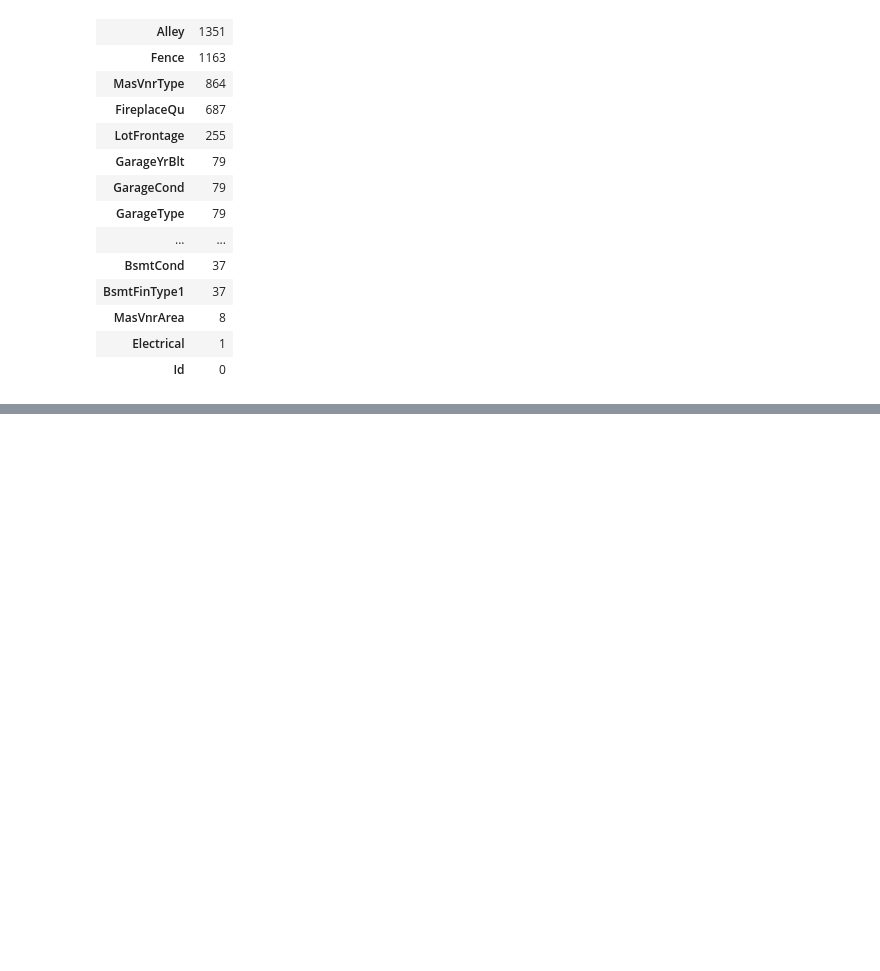
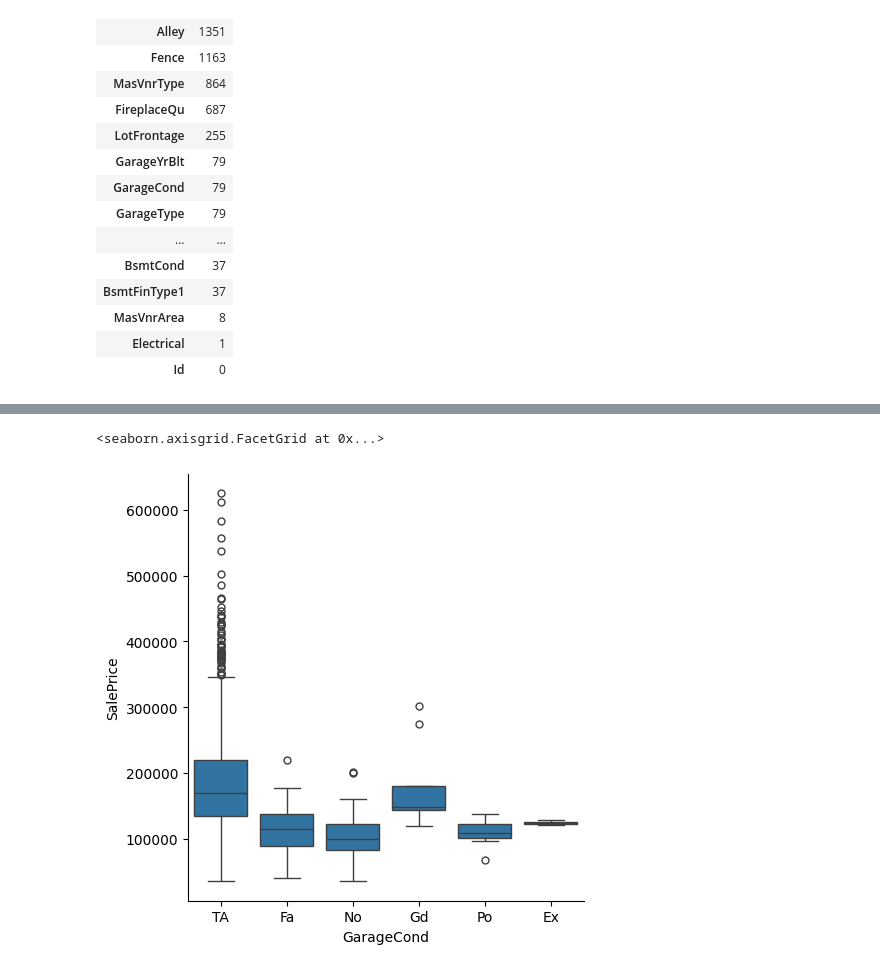
Before and after one commit to LorenzoMinon/ml_workspace, a Jupyter notebook: Projects/House_Prices-Advanced_Regression_Techniques/Housing.ipynb, the cells around one changed output, grey strips where cells are left out. Saved outputs shown, nothing was run; the diff lists cells and outputs as text; code cells hidden in the pictures; blank space fills up the shorter version.

```diff
--- a/Projects/House_Prices-Advanced_Regression_Techniques/Housing.ipynb
+++ b/Projects/House_Prices-Advanced_Regression_Techniques/Housing.ipynb
@@ -160,0 +231,3 @@ pd.DataFrame(train_df.isnull().sum().sort_values(ascending=False)).head(20)
+# %%
+train_df.replace('No', 0, inplace=True)
+test_df.replace('No', 0, inplace=True)
@@ -160,0 +238,3 @@ pd.DataFrame(train_df.isnull().sum().sort_values(ascending=False)).head(20)
+# %%
+train_df['FireplaceQu'].fillna('No',inplace=True)
+test_df['FireplaceQu'].fillna('No',inplace=True)
@@ -160,0 +254,3 @@ pd.DataFrame(train_df.isnull().sum().sort_values(ascending=False)).head(20)
+# %%
+train_df['LotFrontage'].fillna(0, inplace=True)
+test_df['LotFrontage'].fillna(0, inplace=True)
@@ -160,0 +279,3 @@ pd.DataFrame(train_df.isnull().sum().sort_values(ascending=False)).head(20)
+# %%
+train_df['GarageCond'].fillna('No',inplace=True)
+test_df['GarageCond'].fillna('No',inplace=True)
@@ -160,0 +295,5 @@ pd.DataFrame(train_df.isnull().sum().sort_values(ascending=False)).head(20)
+# %%
+sns.catplot(data=train_df, x='GarageCond', y= 'SalePrice', kind="box")
+# %% [output]
+<seaborn.axisgrid.FacetGrid at 0x...>
+[figure, added]
```
Also changed, not shown: parts of 30 cells of this notebook.
